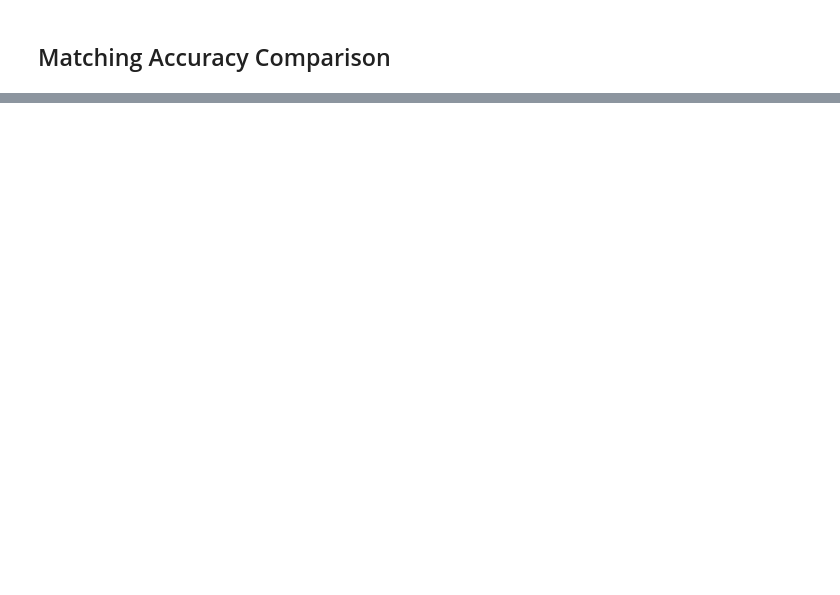
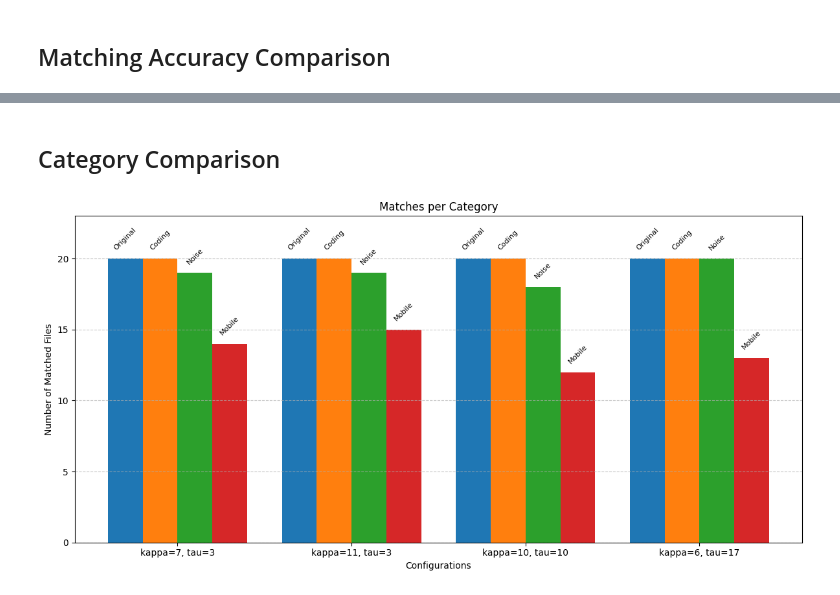
Before and after one commit to Konstiu/Music-Information-Retrieval, a Jupyter notebook: MS2.1.ipynb, the cells around one changed output, grey strips where cells are left out. Cells and saved outputs as stored; diff of their text form; code cells hidden in the pictures; blank space fills up the shorter version.

```diff
--- a/MS2.1.ipynb
+++ b/MS2.1.ipynb
@@ -692,0 +510,51 @@ df
+# %% [markdown]
+## Category Comparison
+# %%
+# Configuration names and corresponding counts for each category
+labels = [f"kappa={config['kappa']}, tau={config['tau']}" for config in configs]
+matched_original = [config["hits"]["original"] for config in configs]
+matched_coding = [config["hits"]["coding"] for config in configs]
+matched_noise = [config["hits"]["noise"] for config in configs]
+matched_mobile = [config["hits"]["mobile"] for config in configs]
+
+# Number of configurations
+num_configs = len(labels)
+
+# X positions for groups of bars
+x = np.arange(num_configs)
+
+# Width of each bar
+bar_width = 0.2
+
+# Categories and their data
+categories = ['Original', 'Coding', 'Noise', 'Mobile']
+data = [matched_original, matched_coding, matched_noise, matched_mobile]
+
+# Plot
+plt.figure(figsize=(12, 6))
+
+for i, category_data in enumerate(data):
+    # Offset for each bar in a group
+    bar_positions = x + (i - 1.5) * bar_width
+    bars = plt.bar(bar_positions, category_data, width=bar_width)
+
+    # Add category labels on top of each bar
+    for bar in bars:
+        plt.text(bar.get_x() + bar.get_width() / 2, bar.get_height() + 0.5,  # Adjusted offset for more space
+                 categories[i], ha='center', va='bottom', rotation=45, fontsize=8)
+
+# Add labels, title, and legend
+plt.xlabel('Configurations')
+plt.ylabel('Number of Matched Files')
+plt.title('Matches per Category')
+plt.xticks(x, labels)
+
+# Adjust the y-axis to leave more space at the top
+plt.ylim(0, max(max(matched_original), max(matched_coding), max(matched_noise), max(matched_mobile)) + 3)
+
+# Show grid and plot
+plt.grid(axis='y', linestyle='--', alpha=0.7)
+plt.tight_layout()
+plt.show()
+# %% [output]
+[figure, added]
```
Also changed, not shown: parts of 39 cells of this notebook.
